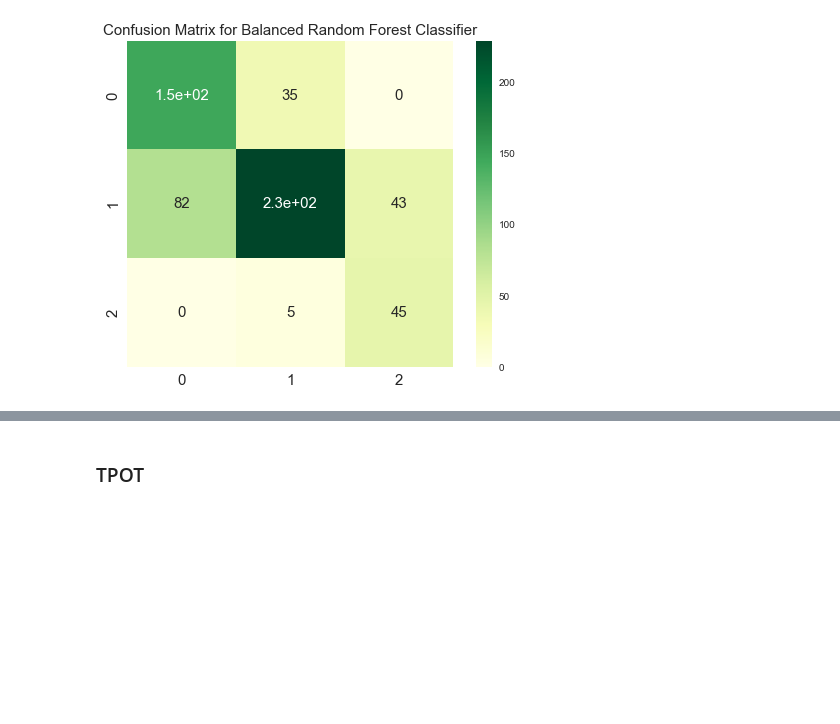
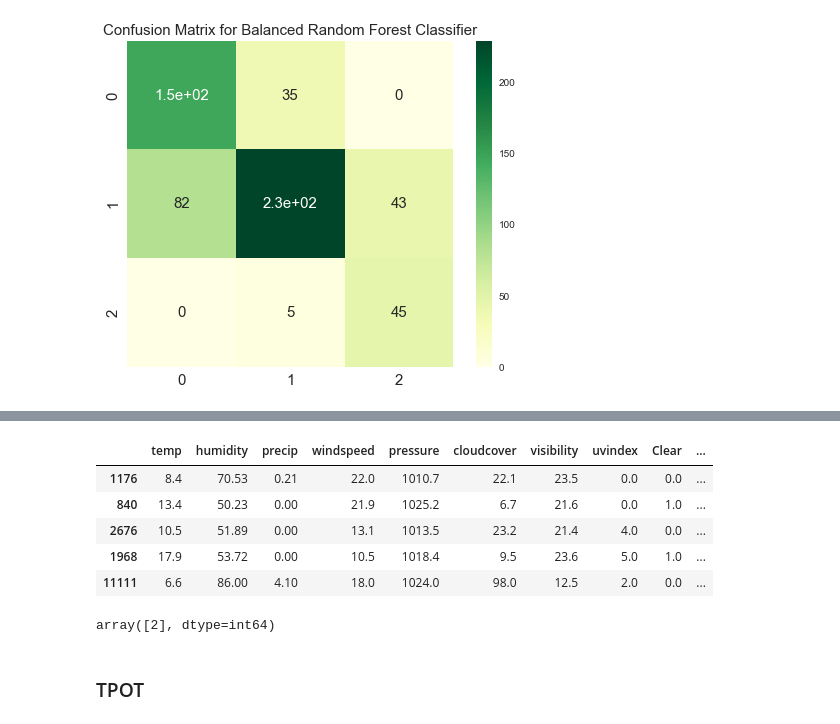
Before and after one commit to radek-deb/Air_Quality_Paris-vs-Lyon_Final_Project, a Jupyter notebook: 06 - ML/Paris_ML.ipynb, the cells around one changed output, grey strips where cells are left out. Cells and saved outputs as stored; diff of their text form; code cells hidden in the pictures; blank space fills up the shorter version.

```diff
--- a/06 - ML/Paris_ML.ipynb
+++ b/06 - ML/Paris_ML.ipynb
@@ -439,0 +453,9 @@ F1_score  0.7214960175693458
+# %%
+x_test.tail()
+# %% [output]
+|  | temp | humidity | precip | windspeed | pressure | cloudcover | visibility | uvindex | Clear | ... |
+| 1176 | 8.4 | 70.53 | 0.21 | 22.0 | 1010.7 | 22.1 | 23.5 | 0.0 | 0.0 | ... |
+| 840 | 13.4 | 50.23 | 0.00 | 21.9 | 1025.2 | 6.7 | 21.6 | 0.0 | 1.0 | ... |
+| 2676 | 10.5 | 51.89 | 0.00 | 13.1 | 1013.5 | 23.2 | 21.4 | 4.0 | 0.0 | ... |
+| 1968 | 17.9 | 53.72 | 0.00 | 10.5 | 1018.4 | 9.5 | 23.6 | 5.0 | 1.0 | ... |
+| 11111 | 6.6 | 86.00 | 4.10 | 18.0 | 1024.0 | 98.0 | 12.5 | 2.0 | 0.0 | ... |
@@ -440,3 +464,7 @@ F1_score  0.7214960175693458
+# %%
+brfc.predict(x_today.reshape(1,-1))
+# %% [output]
+array([2], dtype=int64)
 # %% [markdown]
 ### TPOT
 # %%
```
Also changed, not shown: parts of 5 cells of this notebook, 4 other files.
